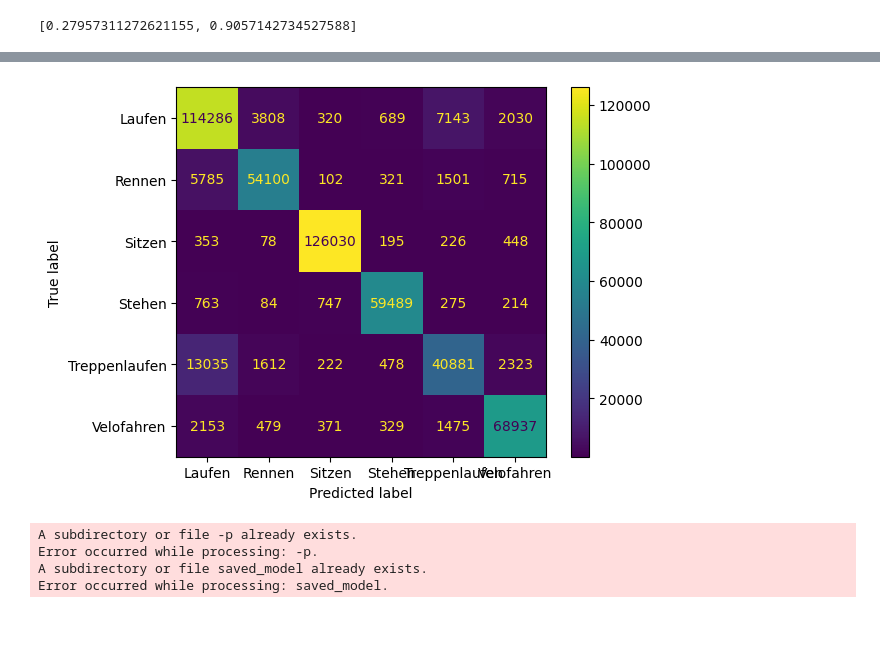
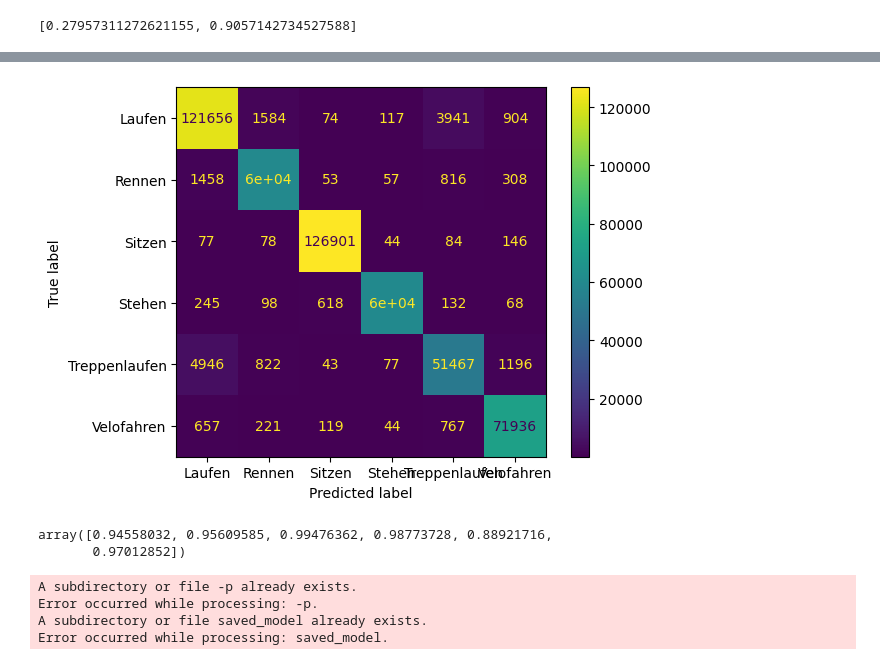
Before and after one commit to CDL1-Sensor/Sensor_Klassifikation-mit-Deep-Learning, a Jupyter notebook: DL-Modelle.ipynb, the cells around one changed output, grey strips where cells are left out. Saved outputs shown, nothing was run; the diff lists cells and outputs as text; code cells hidden in the pictures; blank space fills up the shorter version.

```diff
--- a/DL-Modelle.ipynb
+++ b/DL-Modelle.ipynb
@@ -340,12 +360,19 @@ ValueError: Classification metrics can't handle a mix of multilabel-indicator an
 # %%
 from sklearn.metrics import confusion_matrix, ConfusionMatrixDisplay
 import matplotlib.pyplot as plt
-
+#for multiclass classification
+y_pred = best_model.predict(x_test)
 y_test_labels = y_test.argmax(axis=1)
 y_pred_labels = y_pred.argmax(axis=1)
 
 cm = confusion_matrix(y_test_labels, y_pred_labels)
 disp = ConfusionMatrixDisplay(confusion_matrix=cm, display_labels=le.classes_)
+# get f1 score of each class
+from sklearn.metrics import f1_score
+f1 = f1_score(y_test_labels, y_pred_labels, average=None)
+# get f1 score of each class
+
 disp.plot()
 plt.show()
+display(f1)
 # %% [output]
@@ -352,4 +380,6 @@ plt.show()
-[figure, old version]
+[figure, new version]
+array([0.94558032, 0.95609585, 0.99476362, 0.98773728, 0.88921716,
+       0.97012852])
 # %%
 # Export Model for using in tensorflow.js
 !mkdir -p saved_model
```
Also changed, not shown: parts of 6 cells of this notebook.
